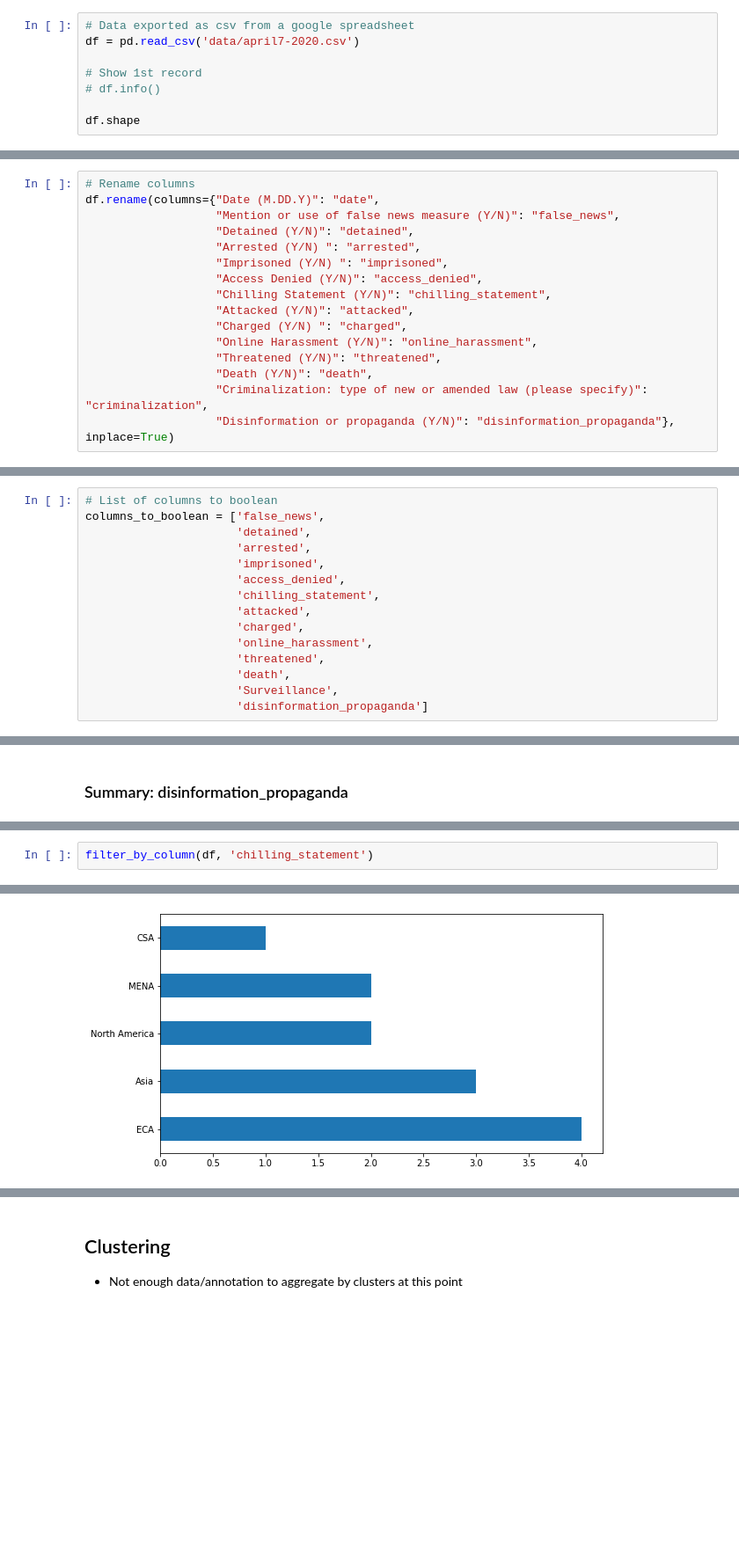
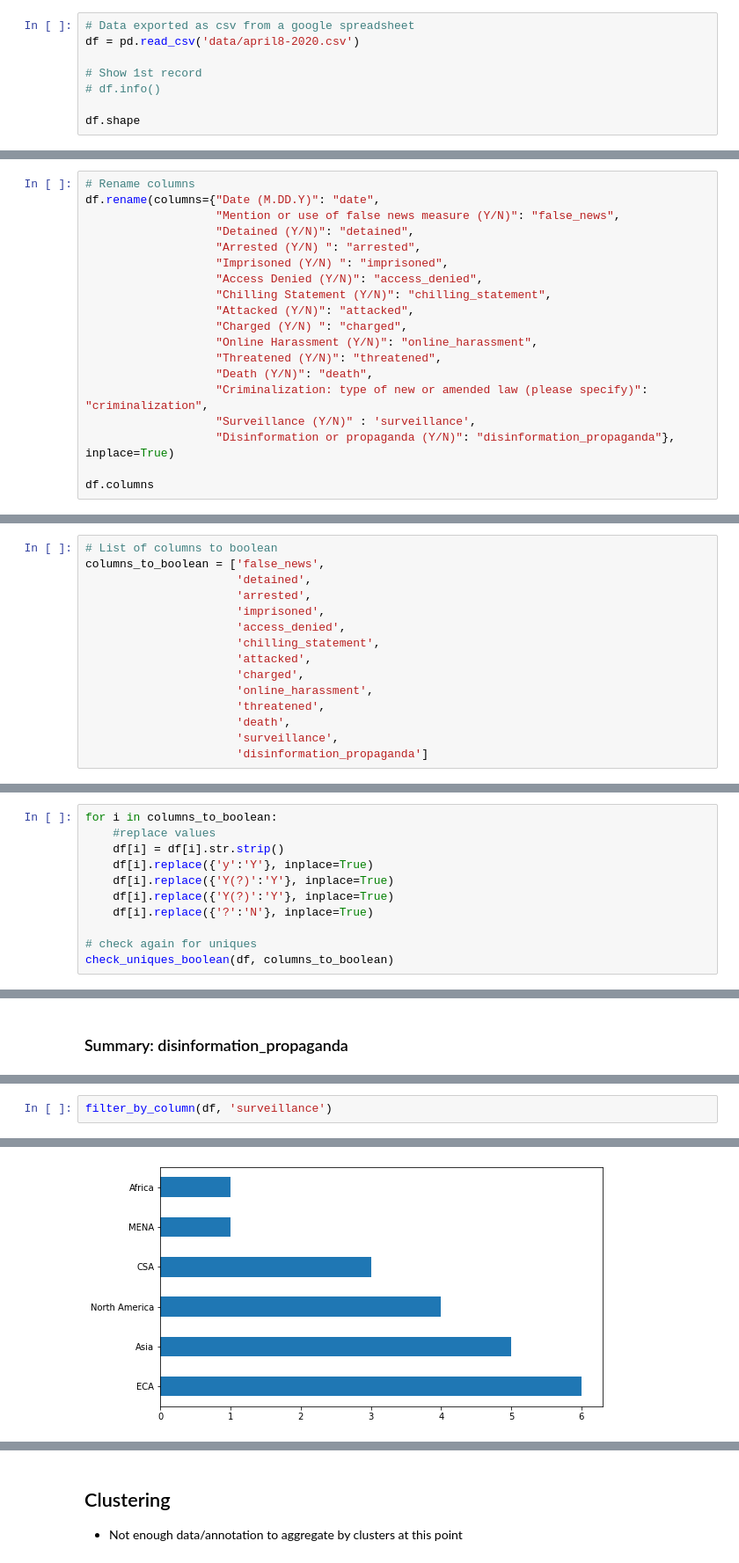
Before and after one commit to cmdelaserna/coronavirus, a Jupyter notebook: notebooks/Coronavirus Tracker analysis.ipynb, the cells around one changed output, grey strips where cells are left out. Shown at 88% size. Drawn from its saved outputs; the diff is of its cells as text; blank space fills up the shorter version.

```diff
--- a/notebooks/Coronavirus Tracker analysis.ipynb
+++ b/notebooks/Coronavirus Tracker analysis.ipynb
@@ -8,7 +8,7 @@ import scipy.cluster.hierarchy as shc
 ### Importing data
 # %%
 # Data exported as csv from a google spreadsheet
-df = pd.read_csv('data/april7-2020.csv')
+df = pd.read_csv('data/april8-2020.csv')
 
 # Show 1st record
 # df.info()
@@ -152,4 +156,7 @@ df.rename(columns={"Date (M.DD.Y)": "date",
                    "Threatened (Y/N)": "threatened",
                    "Death (Y/N)": "death",
                    "Criminalization: type of new or amended law (please specify)": "criminalization",
+                   "Surveillance (Y/N)" : 'surveillance',
                    "Disinformation or propaganda (Y/N)": "disinformation_propaganda"}, inplace=True)
+
+df.columns
@@ -166,5 +180,5 @@ columns_to_boolean = ['false_news',
                       'online_harassment',
                       'threatened',
                       'death',
-                      'Surveillance',
+                      'surveillance',
                       'disinformation_propaganda']
@@ -170,0 +205,11 @@ columns_to_boolean = ['false_news',
+# %%
+for i in columns_to_boolean:
+    #replace values
+    df[i] = df[i].str.strip()
+    df[i].replace({'y':'Y'}, inplace=True)
+    df[i].replace({'Y(?)':'Y'}, inplace=True)
+    df[i].replace({'Y(?)':'Y'}, inplace=True)
+    df[i].replace({'?':'N'}, inplace=True)
+
+# check again for uniques
+check_uniques_boolean(df, columns_to_boolean)
@@ -248,3 +353,3 @@ Distribution by region
 # %%
-filter_by_column(df, 'chilling_statement')
+filter_by_column(df, 'surveillance')
 # %% [output]
@@ -266,3 +371,3 @@ There are 12 records classified as chilling_statement:
 
 Distribution by region
-[figure, old version]
+[figure, new version]
```
Also changed, not shown: parts of 24 cells of this notebook.
